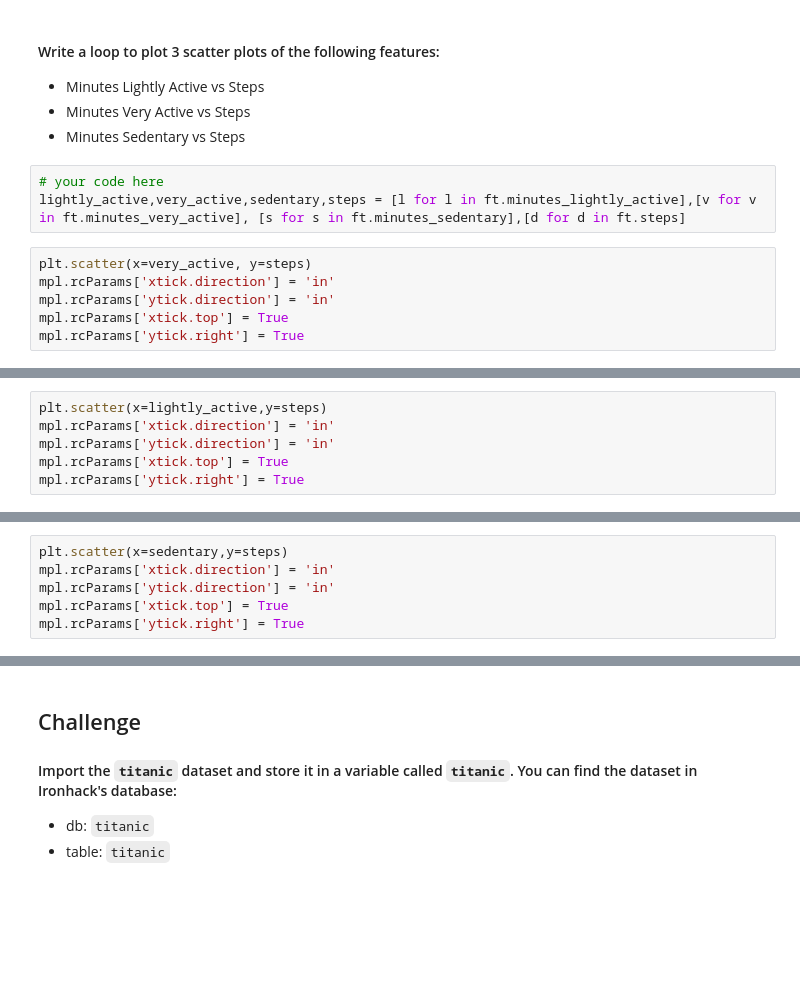
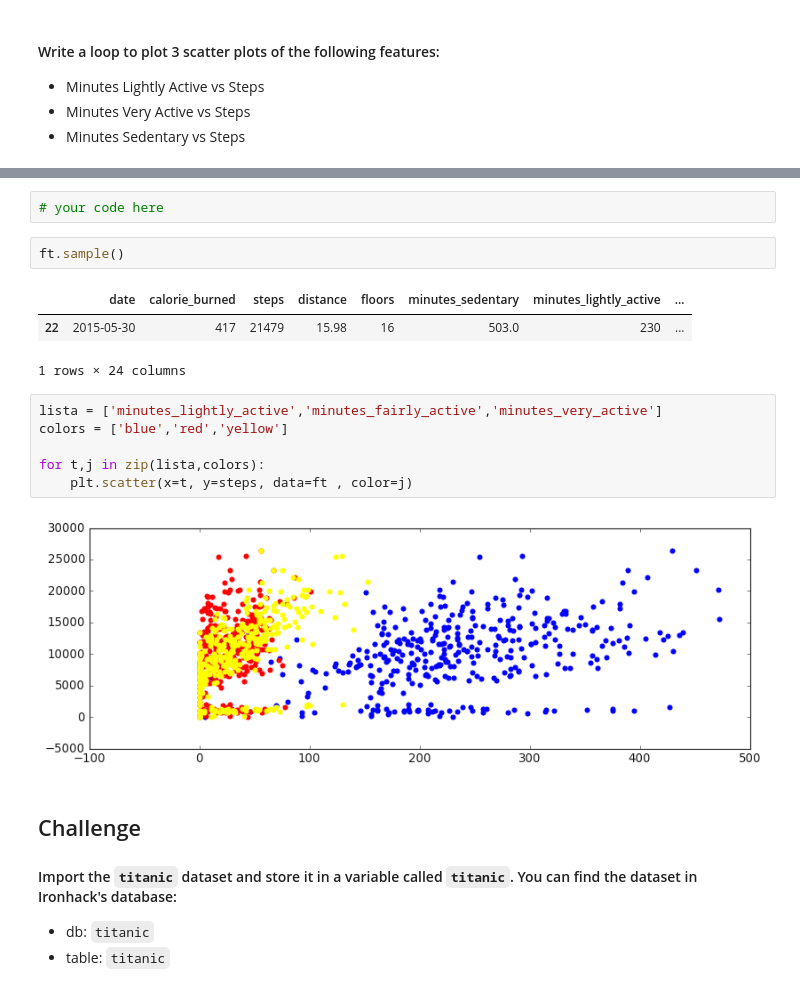
Before and after one commit to Ironhack-Data-Madrid-Enero-2022/lab-matplotlib-seaborn, a Jupyter notebook: your-code/main.ipynb, the cells around one changed output, grey strips where cells are left out. Cells and saved outputs as stored; diff of their text form; blank space fills up the shorter version.

```diff
--- a/your-code/main.ipynb
+++ b/your-code/main.ipynb
@@ -248,12 +239,3 @@ plot_final.plot(kind='bar');
 * Minutes Lightly Active vs Steps
 * Minutes Very Active vs Steps
 * Minutes Sedentary vs Steps
-# %%
-# your code here
-lightly_active,very_active,sedentary,steps = [l for l in ft.minutes_lightly_active],[v for v in ft.minutes_very_active], [s for s in ft.minutes_sedentary],[d for d in ft.steps]
-# %%
-plt.scatter(x=very_active, y=steps)
-mpl.rcParams['xtick.direction'] = 'in'
-mpl.rcParams['ytick.direction'] = 'in'
-mpl.rcParams['xtick.top'] = True
-mpl.rcParams['ytick.right'] = True
@@ -262,6 +241,0 @@ mpl.rcParams['ytick.right'] = True
-# %%
-plt.scatter(x=lightly_active,y=steps)
-mpl.rcParams['xtick.direction'] = 'in'
-mpl.rcParams['ytick.direction'] = 'in'
-mpl.rcParams['xtick.top'] = True
-mpl.rcParams['ytick.right'] = True
@@ -270,6 +241,0 @@ mpl.rcParams['ytick.right'] = True
-# %%
-plt.scatter(x=sedentary,y=steps)
-mpl.rcParams['xtick.direction'] = 'in'
-mpl.rcParams['ytick.direction'] = 'in'
-mpl.rcParams['xtick.top'] = True
-mpl.rcParams['ytick.right'] = True
@@ -287,3 +242,19 @@ AttributeError: 'list' object has no attribute 'plt'
+# %%
+# your code here
+# %%
+ft.sample()
+# %% [output]
+|  | date | calorie_burned | steps | distance | floors | minutes_sedentary | minutes_lightly_active | ... |
+| 22 | 2015-05-30 | 417 | 21479 | 15.98 | 16 | 503.0 | 230 | ... |
+1 rows × 24 columns
+# %%
+lista = ['minutes_lightly_active','minutes_fairly_active','minutes_very_active']
+colors = ['blue','red','yellow']
+
+for t,j in zip(lista,colors):
+    plt.scatter(x=t, y=steps, data=ft , color=j)
+# %% [output]
+[figure, added]
 # %% [markdown]
 ## Challenge
 
```
Also changed, not shown: parts of 7 cells of this notebook, 2 other files.
